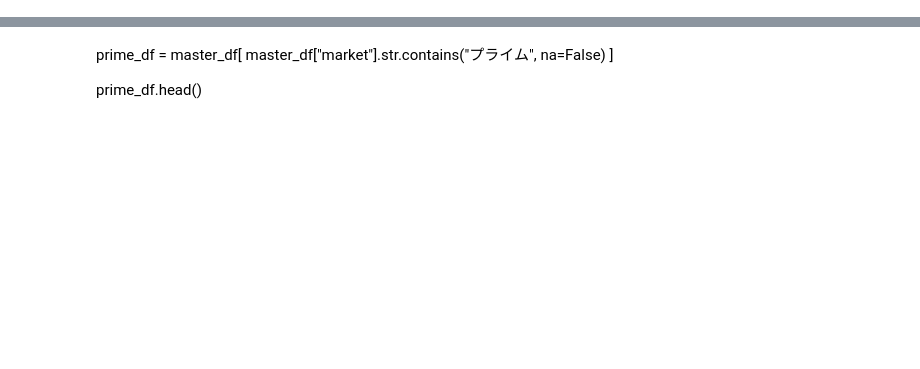
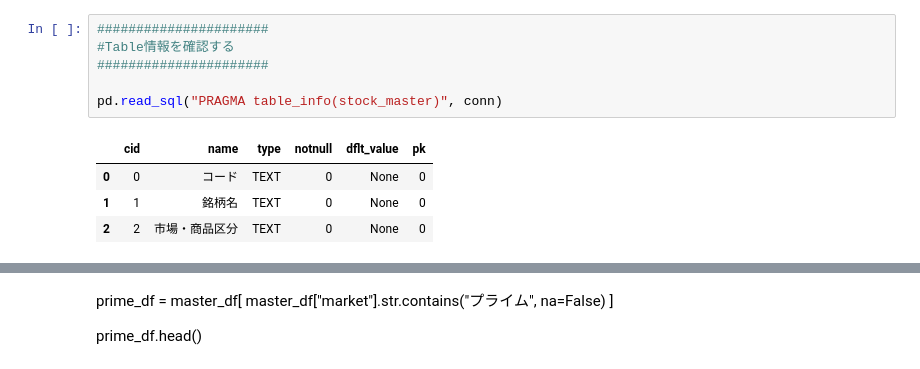
Before and after one commit to SN1226dev/stock_project, a Jupyter notebook: data_collect.ipynb, the cells around one changed output, grey strips where cells are left out. Drawn from its saved outputs; the diff is of its cells as text; blank space fills up the shorter version.

```diff
--- a/data_collect.ipynb
+++ b/data_collect.ipynb
@@ -110 +62,12 @@ sample_df.head()
+# %%
+######################
+#Table情報を確認する
+######################
+
+pd.read_sql("PRAGMA table_info(stock_master)", conn)
+# %% [output]
+|  | cid | name | type | notnull | dflt_value | pk |
+| 0 | 0 | コード | TEXT | 0 | None | 0 |
+| 1 | 1 | 銘柄名 | TEXT | 0 | None | 0 |
+| 2 | 2 | 市場・商品区分 | TEXT | 0 | None | 0 |
 # %%
```
Also changed, not shown: parts of 15 cells of this notebook, 2 other files.
